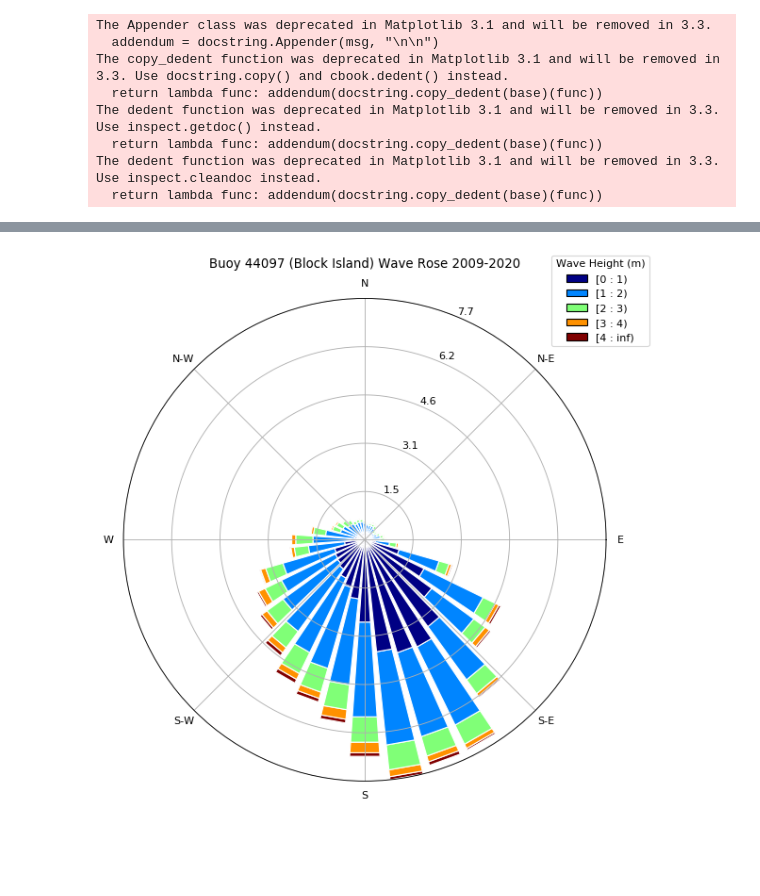
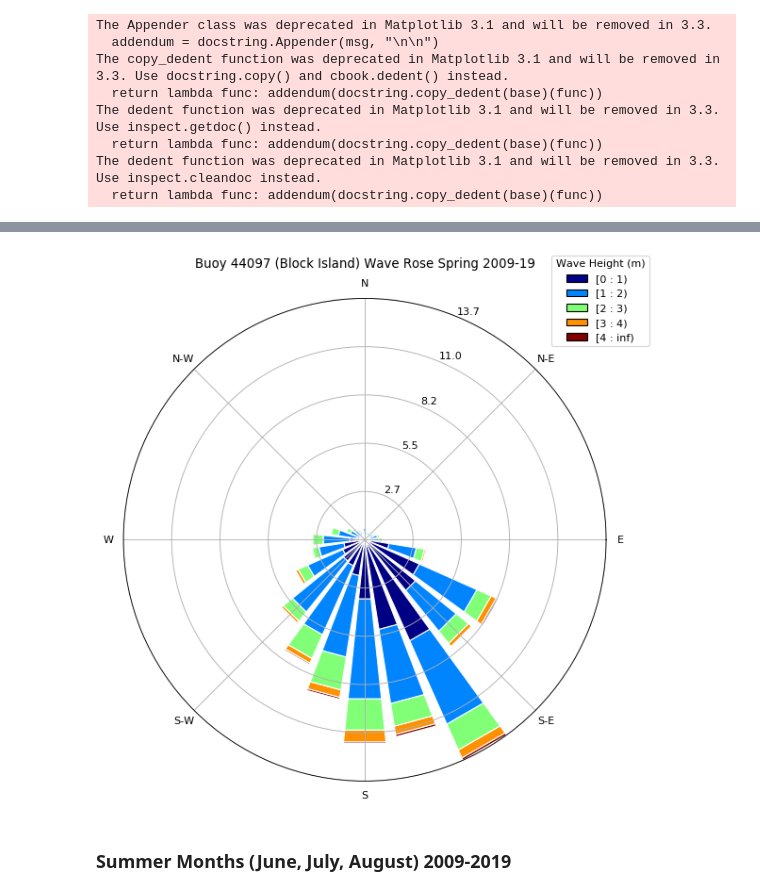
Before and after one commit to panmits86-zz/masters_thesis, a Jupyter notebook: wind-wave_rose.ipynb, the cells around one changed output, grey strips where cells are left out. Saved outputs shown, nothing was run; the diff lists cells and outputs as text; code cells hidden in the pictures; blank space fills up the shorter version.

```diff
--- a/wind-wave_rose.ipynb
+++ b/wind-wave_rose.ipynb
@@ -174,5 +286,6 @@ b44097_wave = pd.concat((pd.read_csv(f, delim_whitespace=True,
 b44097_wave = b44097_wave[(b44097_wave.WVHT !=99) & (b44097_wave.MWD !=99)]
 b44097_wave.reset_index(inplace=True)
 b44097_wave.drop('index', 1, inplace=True)
+b44097_wave = b44097_wave.set_index('Date')
 b44097_wave
 # %% [output]
@@ -194,0 +356,3 @@ wh = b44097_wave['WVHT']
+# %%
+b44097_spring = b44097_wave[(b44097_wave.index.month>=3) & (b44097_wave.index.month<=5)]
+b44097_spring
@@ -195,10 +374,15 @@ wh = b44097_wave['WVHT']
+# %%
+wvd_spring = b44097_spring['MWD']
+wh_spring = b44097_spring['WVHT']
 # %%
 from windrose import WindAxes, WindroseAxes
 ax = WindroseAxes.from_ax()
 cmap=cmaps.MPL_jet
-ax.bar(wvd, wh, bins=np.arange(0, 5, 1), normed=True, opening=0.8, edgecolor='white', nsector=36, cmap=cmap)
+ax.bar(wvd_spring, wh_spring, bins=np.arange(0, 5, 1), normed=True, opening=0.8, edgecolor='white', nsector=24, cmap=cmap)
 ax.legend(loc='best', decimal_places=0, title='Wave Height (m)', bbox_to_anchor=(1.1, 1.1))
-ax.set_title('Buoy 44097 (Block Island) Wave Rose 2009-2020',size=12)
-plt.savefig('BlockIsland_waverose', dpi=300, bbox_inches='tight')
+ax.set_title('Buoy 44097 (Block Island) Wave Rose Spring 2009-19',size=12)
+plt.savefig('BlockIsland_waverose_spring', dpi=300, bbox_inches='tight')
 # %% [output]
-[figure, old version]
+[figure, new version]
+# %% [markdown]
+### Summer Months (June, July, August) 2009-2019
```
Also changed, not shown: parts of 91 cells of this notebook.
